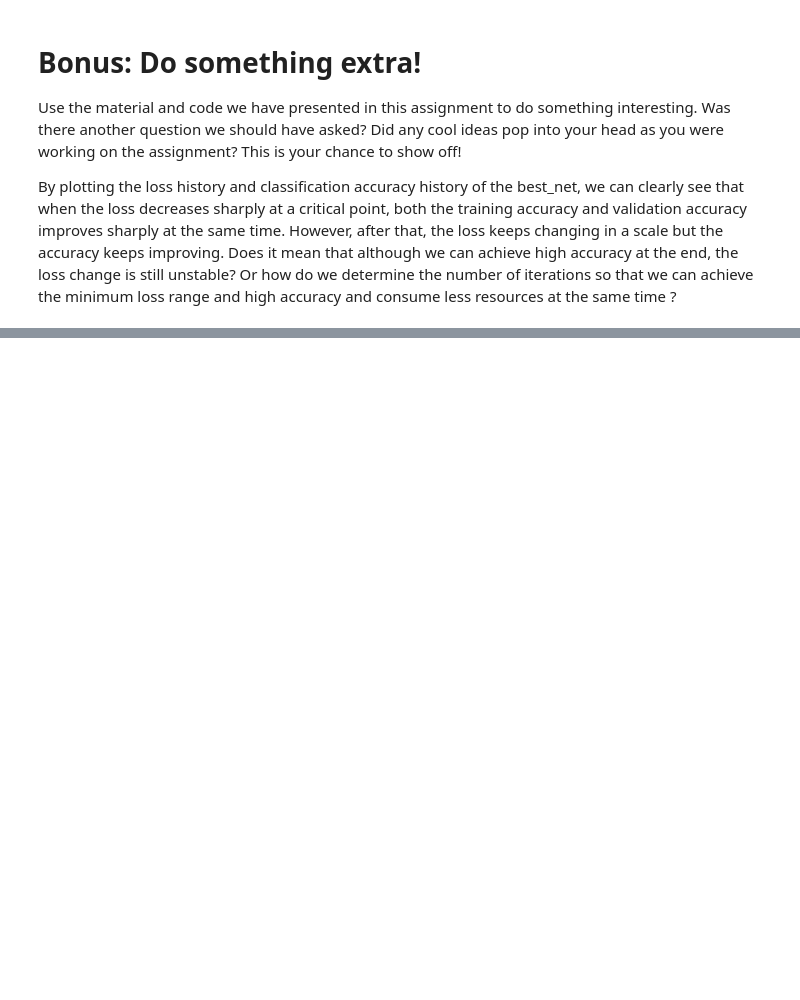
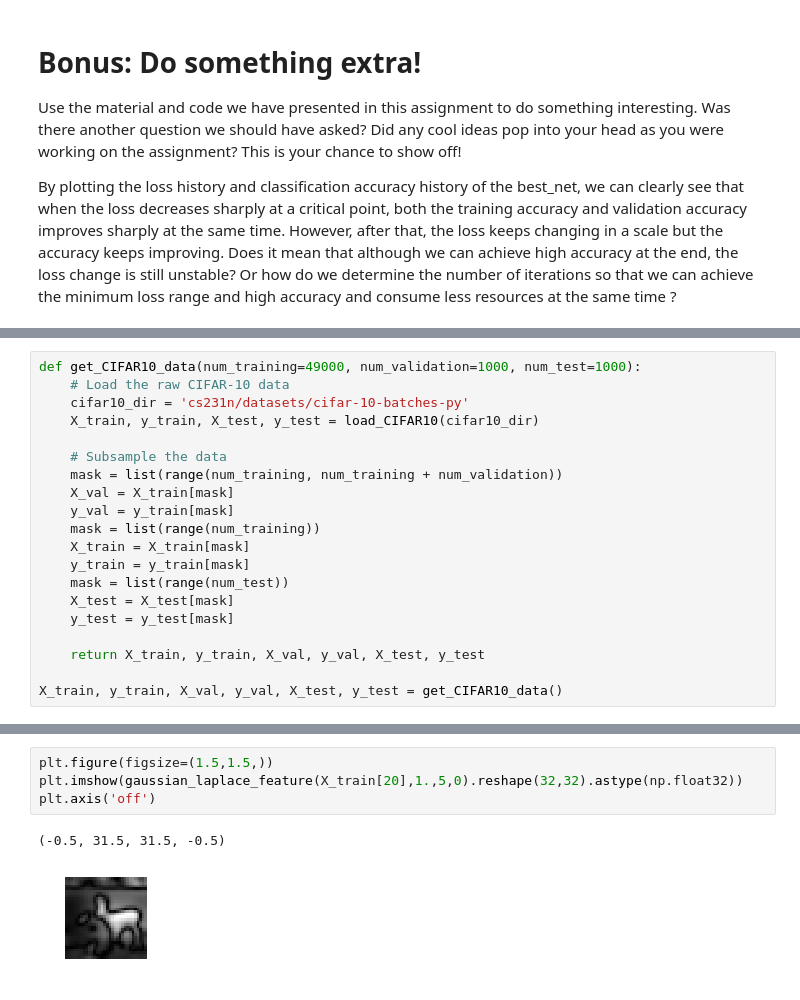
Before and after one commit to Constannnnnt/Deep-Learning-for-Computer-Vision, a Jupyter notebook: assignment1/features.ipynb, the cells around one changed output, grey strips where cells are left out. Cells and saved outputs as stored; diff of their text form; blank space fills up the shorter version.

```diff
--- a/assignment1/features.ipynb
+++ b/assignment1/features.ipynb
@@ -313,0 +317,20 @@ By plotting the loss history and classification accuracy history of the best_net
+# %%
+def get_CIFAR10_data(num_training=49000, num_validation=1000, num_test=1000):
+    # Load the raw CIFAR-10 data
+    cifar10_dir = 'cs231n/datasets/cifar-10-batches-py'
+    X_train, y_train, X_test, y_test = load_CIFAR10(cifar10_dir)
+
+    # Subsample the data
+    mask = list(range(num_training, num_training + num_validation))
+    X_val = X_train[mask]
+    y_val = y_train[mask]
+    mask = list(range(num_training))
+    X_train = X_train[mask]
+    y_train = y_train[mask]
+    mask = list(range(num_test))
+    X_test = X_test[mask]
+    y_test = y_test[mask]
+
+    return X_train, y_train, X_val, y_val, X_test, y_test
+
+X_train, y_train, X_val, y_val, X_test, y_test = get_CIFAR10_data()
@@ -313,0 +381,7 @@ By plotting the loss history and classification accuracy history of the best_net
+# %%
+plt.figure(figsize=(1.5,1.5,))
+plt.imshow(gaussian_laplace_feature(X_train[20],1.,5,0).reshape(32,32).astype(np.float32))
+plt.axis('off')
+# %% [output]
+(-0.5, 31.5, 31.5, -0.5)
+[figure, added]
```
Also changed, not shown: parts of 10 cells of this notebook, 1 other file.
